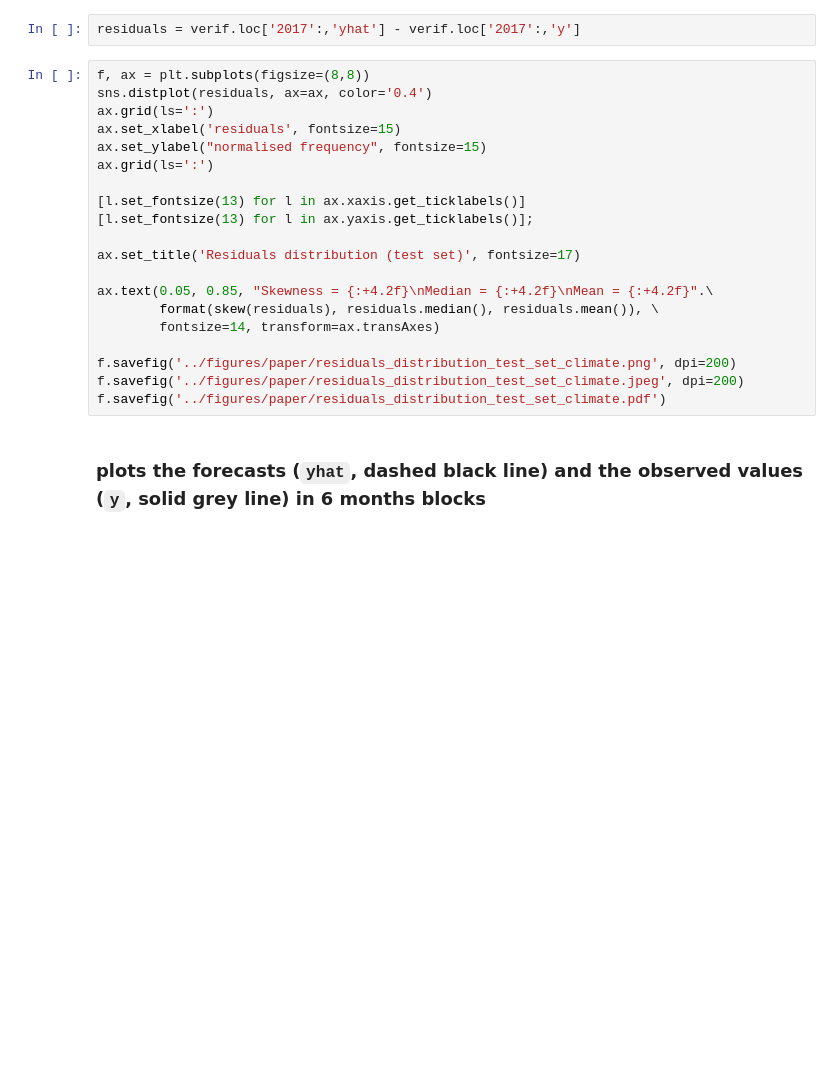
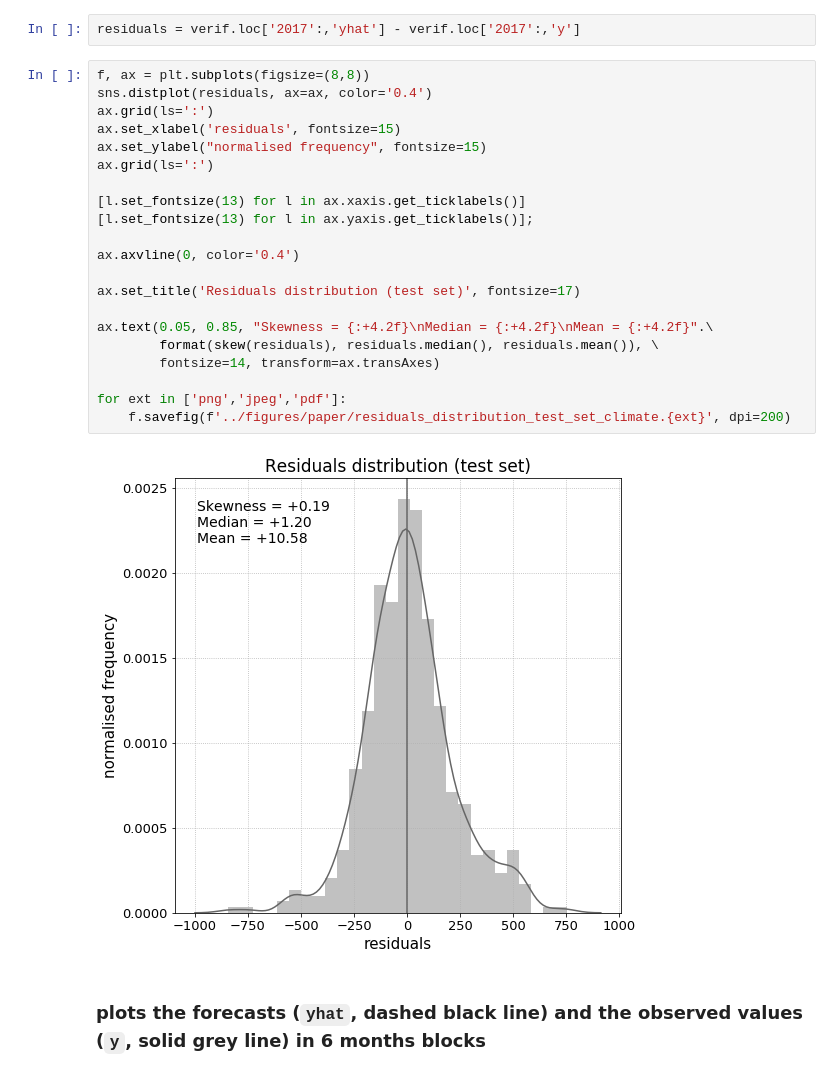
Before and after one commit to nicolasfauchereau/Auckland_Cycling, a Jupyter notebook: notebooks/Auckland_cycling_and_weather.ipynb, the cells around one changed output. Drawn from its saved outputs; the diff is of its cells as text; blank space fills up the shorter version.

```diff
--- a/notebooks/Auckland_cycling_and_weather.ipynb
+++ b/notebooks/Auckland_cycling_and_weather.ipynb
@@ -561,23 +799,26 @@ residuals = verif.loc['2017':,'yhat'] - verif.loc['2017':,'y']
 # %%
 f, ax = plt.subplots(figsize=(8,8))
 sns.distplot(residuals, ax=ax, color='0.4')
 ax.grid(ls=':')
 ax.set_xlabel('residuals', fontsize=15)
 ax.set_ylabel("normalised frequency", fontsize=15)
 ax.grid(ls=':')
 
 [l.set_fontsize(13) for l in ax.xaxis.get_ticklabels()]
 [l.set_fontsize(13) for l in ax.yaxis.get_ticklabels()];
 
+ax.axvline(0, color='0.4')
+
 ax.set_title('Residuals distribution (test set)', fontsize=17)
 
 ax.text(0.05, 0.85, "Skewness = {:+4.2f}\nMedian = {:+4.2f}\nMean = {:+4.2f}".\
         format(skew(residuals), residuals.median(), residuals.mean()), \
         fontsize=14, transform=ax.transAxes)
 
-f.savefig('../figures/paper/residuals_distribution_test_set_climate.png', dpi=200)
-f.savefig('../figures/paper/residuals_distribution_test_set_climate.jpeg', dpi=200)
-f.savefig('../figures/paper/residuals_distribution_test_set_climate.pdf')
+for ext in ['png','jpeg','pdf']:
+    f.savefig(f'../figures/paper/residuals_distribution_test_set_climate.{ext}', dpi=200)
+# %% [output]
+[figure, added]
 # %% [markdown]
 ### plots the forecasts (`yhat`, dashed black line) and the observed values (`y`, solid grey line) in 6 months blocks
 # %%
```
Also changed, not shown: parts of 74 cells of this notebook.
